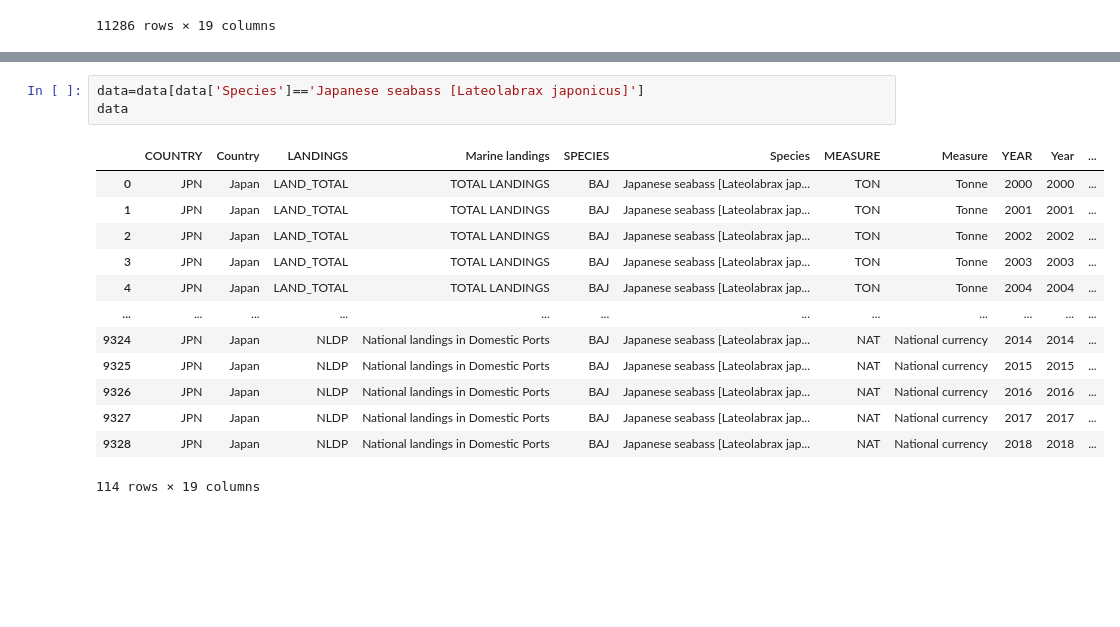
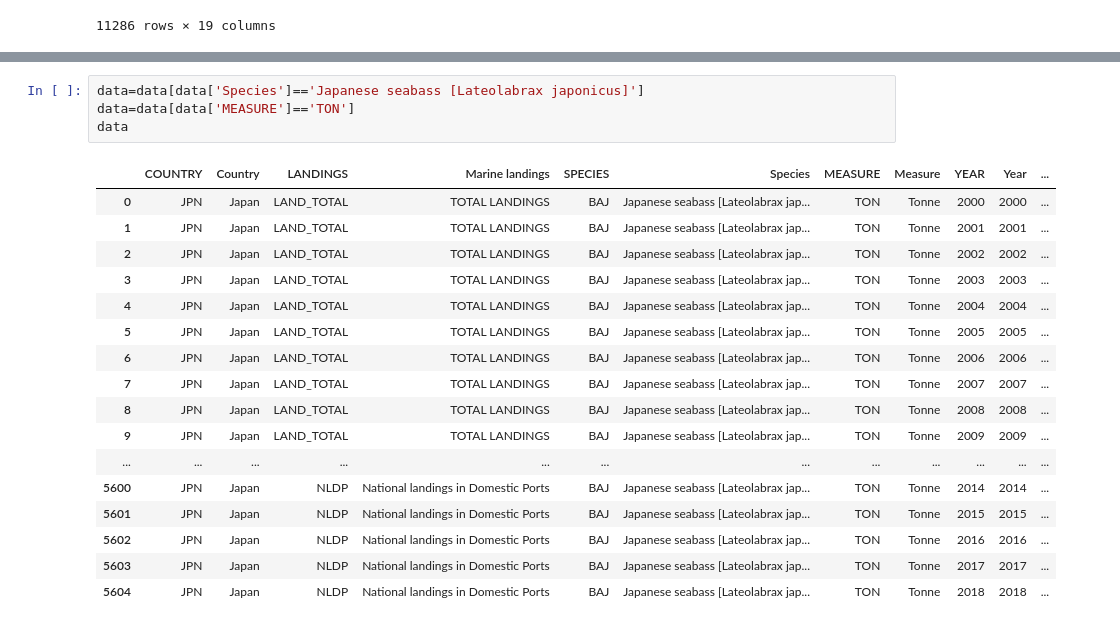
Before and after one commit to bblais/Computer-Programming-for-the-Sciences-Spring-2022, a Jupyter notebook: Sprint #2 - Dynamical Systems and Parameters/2022-03-08 Class.ipynb, the cells around one changed output, grey strips where cells are left out. Cells and saved outputs as stored; diff of their text form; blank space fills up the shorter version.

```diff
--- a/Sprint #2 - Dynamical Systems and Parameters/2022-03-08 Class.ipynb
+++ b/Sprint #2 - Dynamical Systems and Parameters/2022-03-08 Class.ipynb
@@ -69,20 +89,25 @@ data
 # %%
 data=data[data['Species']=='Japanese seabass [Lateolabrax japonicus]']
+data=data[data['MEASURE']=='TON']
 data
 # %% [output]
 |  | COUNTRY | Country | LANDINGS | Marine landings | SPECIES | Species | MEASURE | Measure | YEAR | Year | ... |
 | 0 | JPN | Japan | LAND_TOTAL | TOTAL LANDINGS | BAJ | Japanese seabass [Lateolabrax jap... | TON | Tonne | 2000 | 2000 | ... |
 | 1 | JPN | Japan | LAND_TOTAL | TOTAL LANDINGS | BAJ | Japanese seabass [Lateolabrax jap... | TON | Tonne | 2001 | 2001 | ... |
 | 2 | JPN | Japan | LAND_TOTAL | TOTAL LANDINGS | BAJ | Japanese seabass [Lateolabrax jap... | TON | Tonne | 2002 | 2002 | ... |
 | 3 | JPN | Japan | LAND_TOTAL | TOTAL LANDINGS | BAJ | Japanese seabass [Lateolabrax jap... | TON | Tonne | 2003 | 2003 | ... |
 | 4 | JPN | Japan | LAND_TOTAL | TOTAL LANDINGS | BAJ | Japanese seabass [Lateolabrax jap... | TON | Tonne | 2004 | 2004 | ... |
+| 5 | JPN | Japan | LAND_TOTAL | TOTAL LANDINGS | BAJ | Japanese seabass [Lateolabrax jap... | TON | Tonne | 2005 | 2005 | ... |
+| 6 | JPN | Japan | LAND_TOTAL | TOTAL LANDINGS | BAJ | Japanese seabass [Lateolabrax jap... | TON | Tonne | 2006 | 2006 | ... |
+| 7 | JPN | Japan | LAND_TOTAL | TOTAL LANDINGS | BAJ | Japanese seabass [Lateolabrax jap... | TON | Tonne | 2007 | 2007 | ... |
+| 8 | JPN | Japan | LAND_TOTAL | TOTAL LANDINGS | BAJ | Japanese seabass [Lateolabrax jap... | TON | Tonne | 2008 | 2008 | ... |
+| 9 | JPN | Japan | LAND_TOTAL | TOTAL LANDINGS | BAJ | Japanese seabass [Lateolabrax jap... | TON | Tonne | 2009 | 2009 | ... |
 | ... | ... | ... | ... | ... | ... | ... | ... | ... | ... | ... | ... |
-| 9324 | JPN | Japan | NLDP | National landings in Domestic Ports | BAJ | Japanese seabass [Lateolabrax jap... | NAT | National currency | 2014 | 2014 | ... |
-| 9325 | JPN | Japan | NLDP | National landings in Domestic Ports | BAJ | Japanese seabass [Lateolabrax jap... | NAT | National currency | 2015 | 2015 | ... |
-| 9326 | JPN | Japan | NLDP | National landings in Domestic Ports | BAJ | Japanese seabass [Lateolabrax jap... | NAT | National currency | 2016 | 2016 | ... |
-| 9327 | JPN | Japan | NLDP | National landings in Domestic Ports | BAJ | Japanese seabass [Lateolabrax jap... | NAT | National currency | 2017 | 2017 | ... |
-| 9328 | JPN | Japan | NLDP | National landings in Domestic Ports | BAJ | Japanese seabass [Lateolabrax jap... | NAT | National currency | 2018 | 2018 | ... |
+| 5600 | JPN | Japan | NLDP | National landings in Domestic Ports | BAJ | Japanese seabass [Lateolabrax jap... | TON | Tonne | 2014 | 2014 | ... |
+| 5601 | JPN | Japan | NLDP | National landings in Domestic Ports | BAJ | Japanese seabass [Lateolabrax jap... | TON | Tonne | 2015 | 2015 | ... |
+| 5602 | JPN | Japan | NLDP | National landings in Domestic Ports | BAJ | Japanese seabass [Lateolabrax jap... | TON | Tonne | 2016 | 2016 | ... |
+| 5603 | JPN | Japan | NLDP | National landings in Domestic Ports | BAJ | Japanese seabass [Lateolabrax jap... | TON | Tonne | 2017 | 2017 | ... |
+| 5604 | JPN | Japan | NLDP | National landings in Domestic Ports | BAJ | Japanese seabass [Lateolabrax jap... | TON | Tonne | 2018 | 2018 | ... |
-114 rows × 19 columns
 # %%
 t=data['Year']
 y=data['Value']
```
Also changed, not shown: parts of 2 cells of this notebook, 1 other file.
